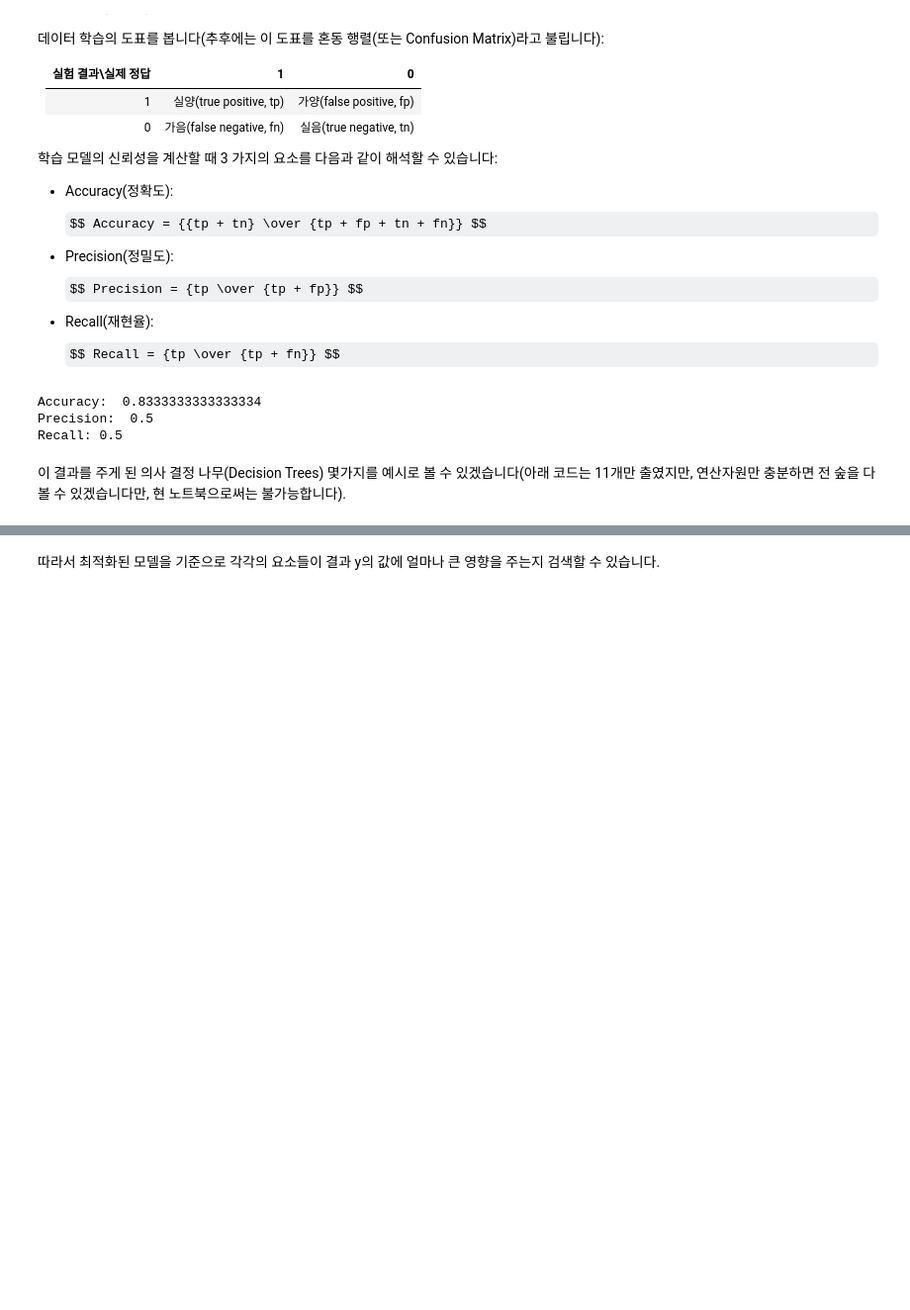
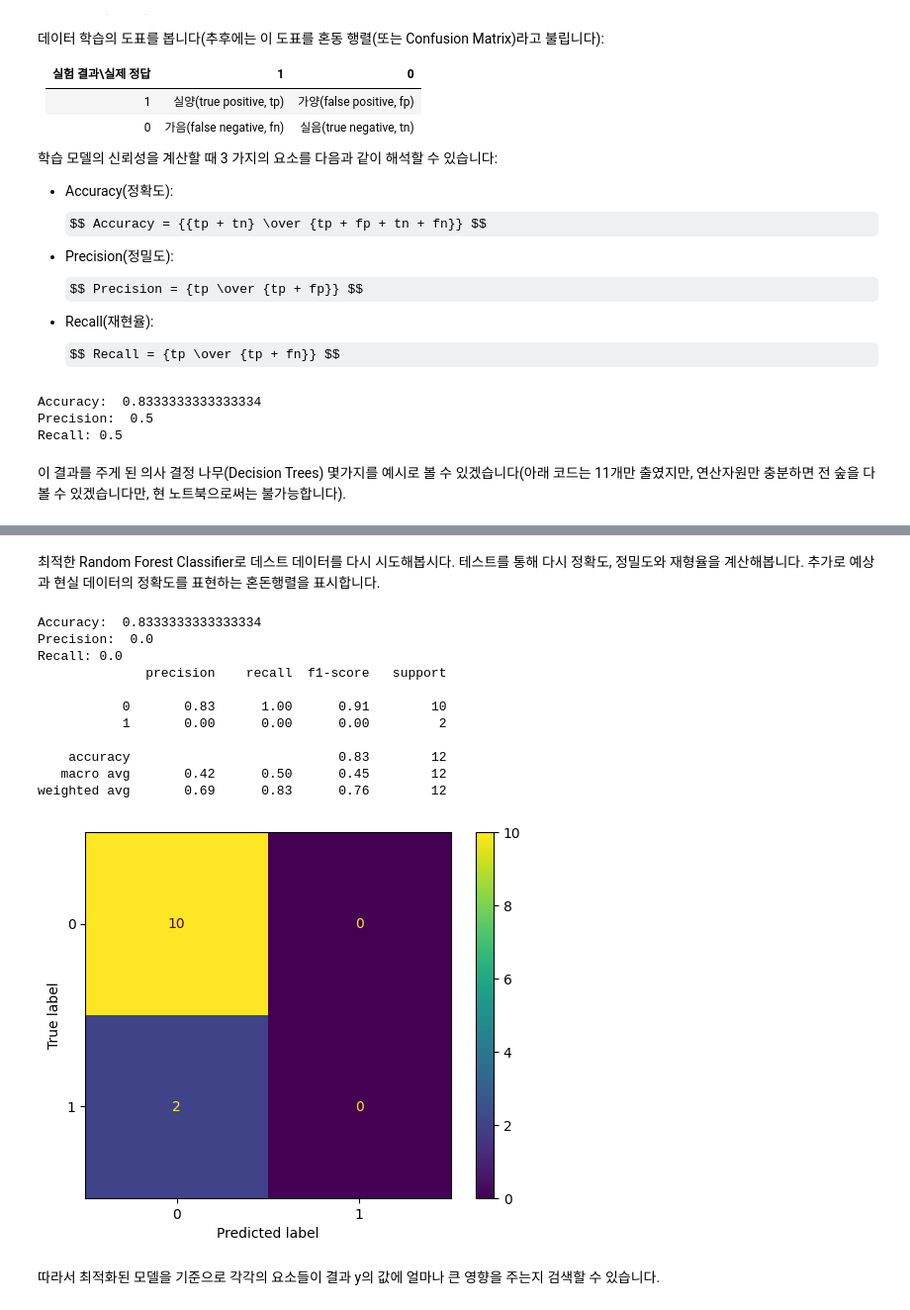
Before and after one commit to kamo1010/injury-big-data, a Jupyter notebook: Random_forest_code.ipynb, the cells around one changed output, grey strips where cells are left out. Shown at 99% size. Cells and saved outputs as stored; diff of their text form; code cells hidden in the pictures; some formulas as TeX source; blank space fills up the shorter version.

```diff
--- a/Random_forest_code.ipynb
+++ b/Random_forest_code.ipynb
@@ -232,22 +247,34 @@ AttributeError: ignored
+# %% [markdown]
+최적한 Random Forest Classifier로 데스트 데이터를 다시 시도해봅시다. 테스트를 통해 다시 정확도, 정밀도와 재형율을 계산해봅니다.
+추가로 예상과 현실 데이터의 정확도를 표현하는 혼돈행렬을 표시합니다.
 # %%
 # Generate predictions wit the best model
-y_pred = best_rf.predict(X_test)
+rf_y_pred = best_rf.predict(X_test)
 
-accuracy = accuracy_score(y_test, y_pred)
-precision = precision_score(y_test, y_pred)
-recall = recall_score(y_test, y_pred)
-
-print("Accuracy: ", accuracy)
-print("Precision: ", precision)
-print("Recall:", recall)
+print("Accuracy: ", accuracy_score(y_test, rf_y_pred))
+print("Precision: ", precision_score(y_test, rf_y_pred))
+print("Recall:", recall_score(y_test, rf_y_pred))
 
 
 # Create the confusion matrix
-cm = confusion_matrix(y_test, y_pred)
-ConfusionMatrixDisplay(confusion_matrix=cm).plot()
+rf_cm = confusion_matrix(y_test, rf_y_pred)
+ConfusionMatrixDisplay(confusion_matrix=rf_cm).plot()
 
 # View the classification report for test data and predictions
-print(classification_report(y_test, y_pred))
+print(classification_report(y_test, rf_y_pred))
+# %% [output]
+Accuracy:  0.8333333333333334
+Precision:  0.0
+Recall: 0.0
+              precision    recall  f1-score   support
+
+           0       0.83      1.00      0.91        10
+           1       0.00      0.00      0.00         2
+
+    accuracy                           0.83        12
+   macro avg       0.42      0.50      0.45        12
+weighted avg       0.69      0.83      0.76        12
+[figure, added]
 # %% [markdown]
 따라서 최적화된 모델을 기준으로 각각의 요소들이 결과 y의 값에 얼마나 큰 영향을 주는지 검색할 수 있습니다.
 # %%
```
Also changed, not shown: parts of 17 cells of this notebook.
